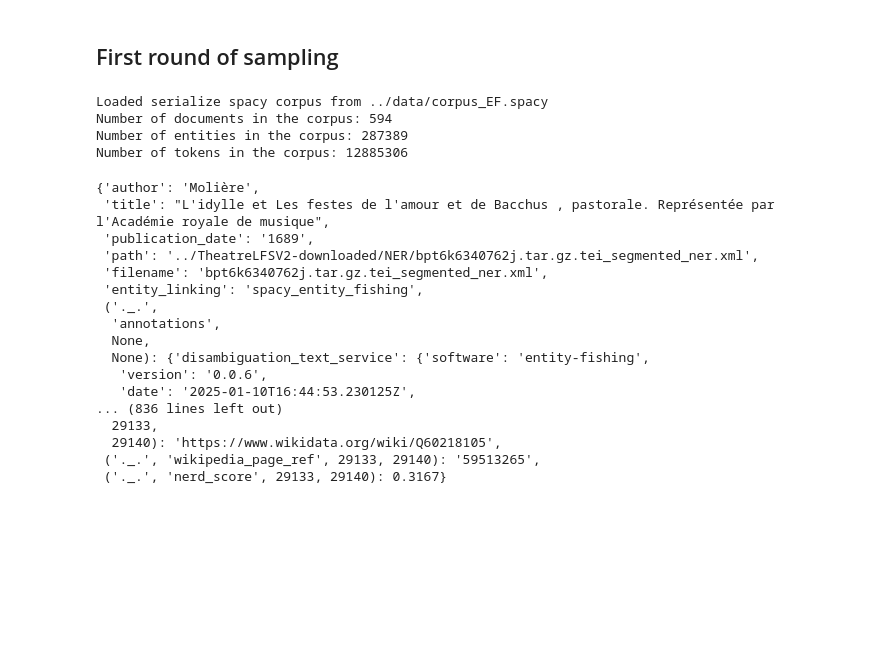
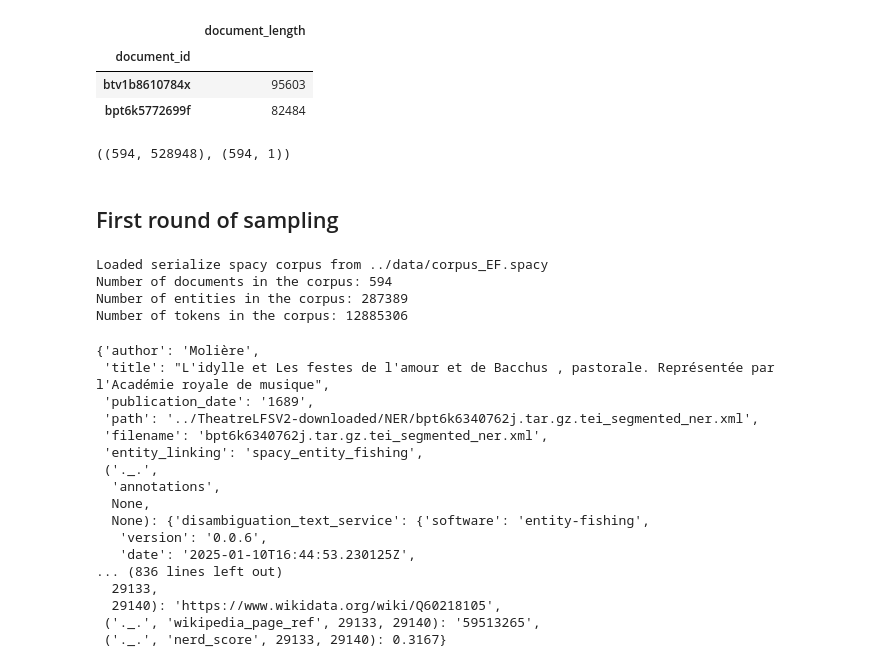
Before and after one commit to TextEnt/chrono-spatial-processing, a Jupyter notebook: notebooks/sample-for-annotation.ipynb, the cells around one changed output. Saved outputs shown, nothing was run; the diff lists cells and outputs as text; code cells hidden in the pictures; blank space fills up the shorter version.

Commit message:
added document_length to corpus metadata tsv file

```diff
--- a/notebooks/sample-for-annotation.ipynb
+++ b/notebooks/sample-for-annotation.ipynb
@@ -4,0 +7,4 @@ from textentlib.utils import load_or_create_corpus, nlp_model_fr
+# %%
+SPACY_CORPUS_SERIALIZED_PATH = "../data/corpus_24022025.spacy"
+# %%
+spacy_corpus = load_or_create_corpus(SPACY_CORPUS_SERIALIZED_PATH)
@@ -4,0 +18,8 @@ from textentlib.utils import load_or_create_corpus, nlp_model_fr
+# %%
+df_2 = pd.DataFrame([
+    {
+        "document_id": doc.user_data["document_id"],
+        "document_length": len(doc.text),
+    }
+    for doc in spacy_corpus.get_docs(nlp_model_fr.vocab)
+]).set_index("document_id")
@@ -4,0 +34,11 @@ from textentlib.utils import load_or_create_corpus, nlp_model_fr
+# %%
+df_2.head(2)
+# %% [output]
+|  | document_length |
+| document_id |  |
+| btv1b8610784x | 95603 |
+| bpt6k5772699f | 82484 |
+# %%
+df.shape, df_2.shape
+# %% [output]
+((594, 528948), (594, 1))
```
Also changed, not shown: parts of 6 cells of this notebook, 1 other file.
